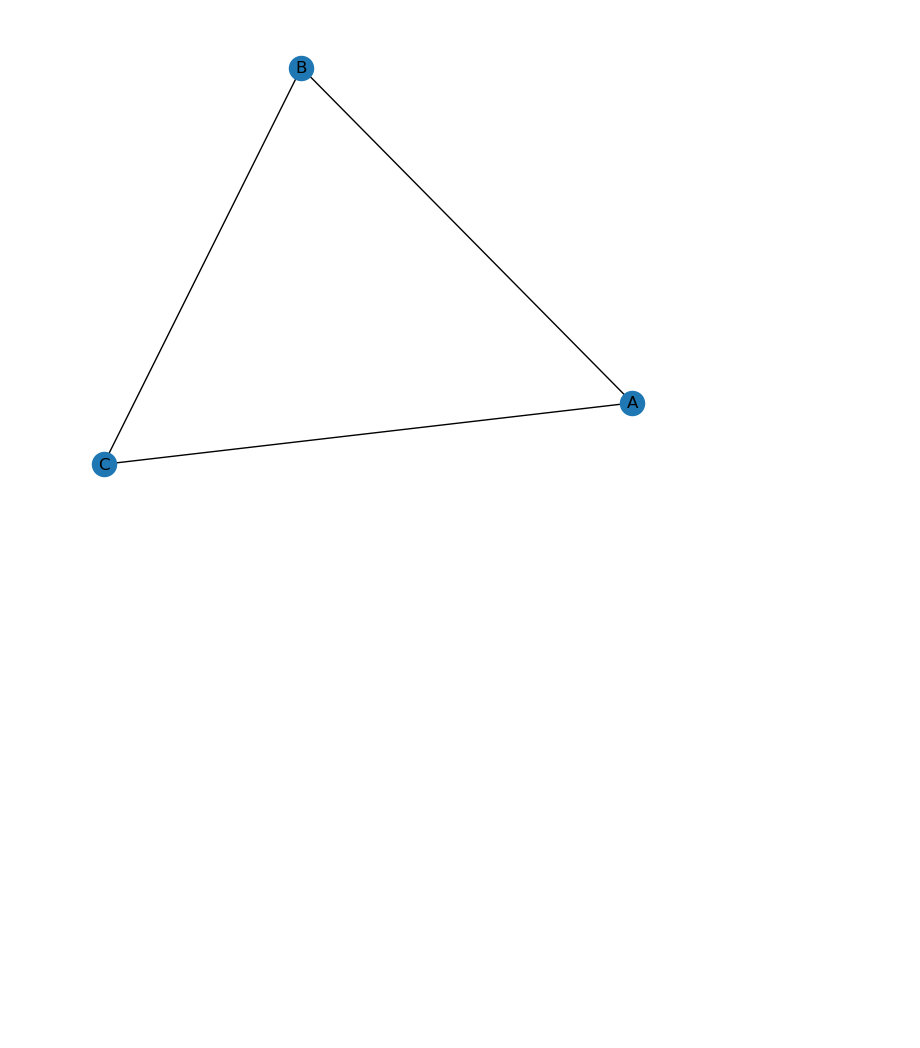
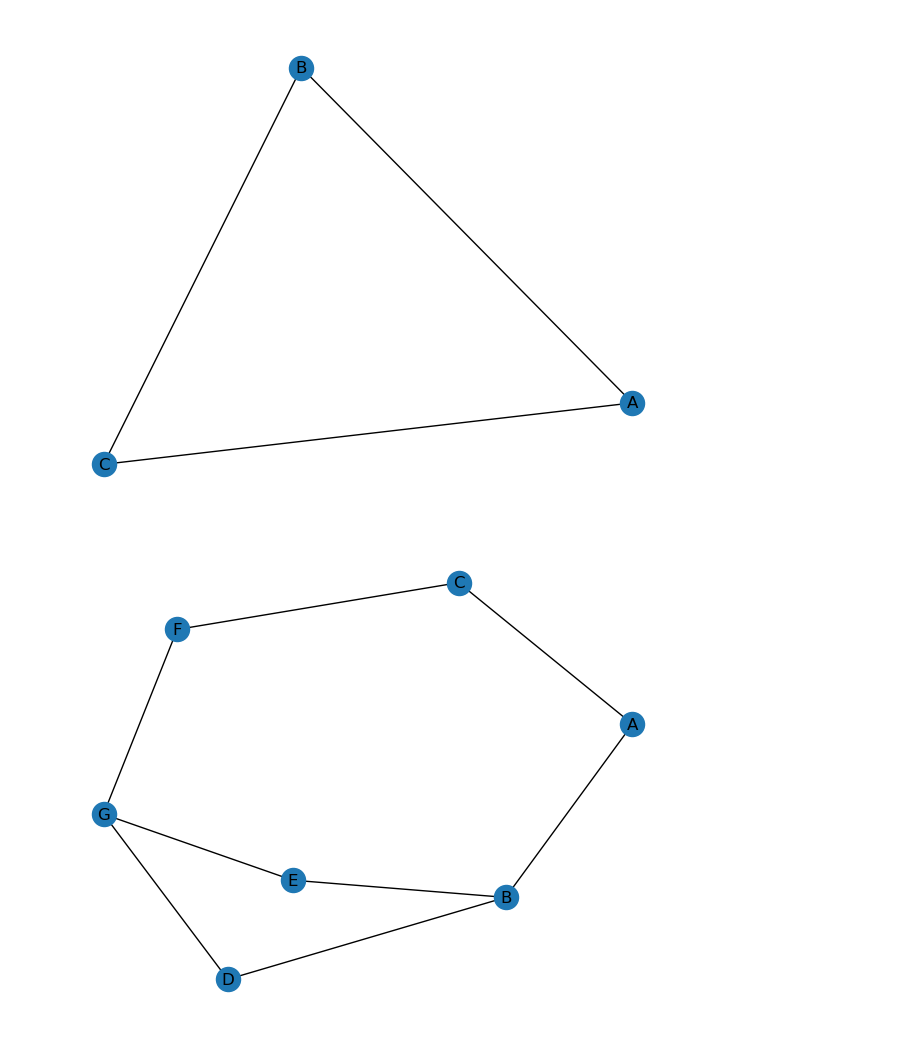
Before and after one commit to maisum77/python, a Jupyter notebook: graphs/graphs.ipynb, the cells around one changed output. Cells and saved outputs as stored; diff of their text form; code cells hidden in the pictures; blank space fills up the shorter version.

```diff
--- a/graphs/graphs.ipynb
+++ b/graphs/graphs.ipynb
@@ -8,3 +8,10 @@ n.draw(g,with_labels=True)
 plt.show()
 # %% [output]
 [figure]
+# %%
+diagram=nx.Graph()
+diagram.add_edges_from([('A','B'),('A','C'),('B','A'),('B','D'),('B','E'),('C','A'),('C','F'),('D','B'),('D','G'),('E','B'),('E','G'),('F','C'),('F','G'),('G','D'),('G','E'),('G','F')])
+nx.draw(diagram,with_labels=True)
+plt.show()
+# %% [output]
+[figure, added]
```
Also changed, not shown: parts of 3 cells of this notebook, 3 other files.
